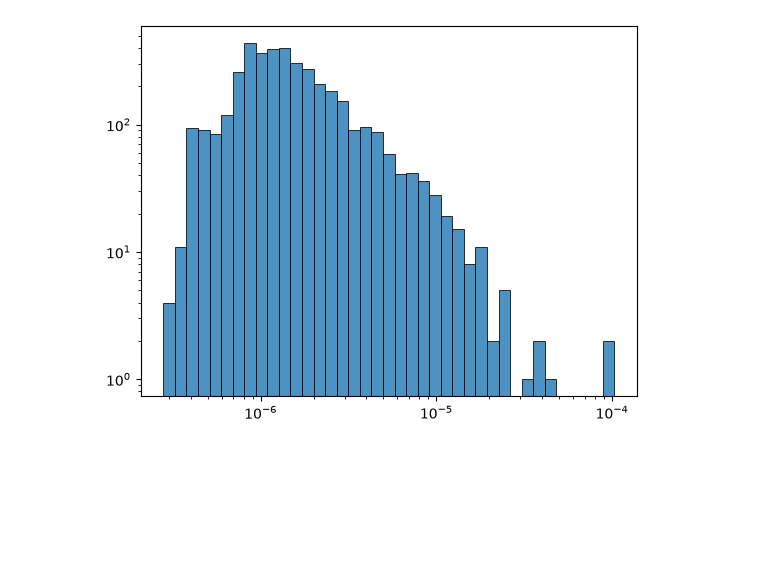
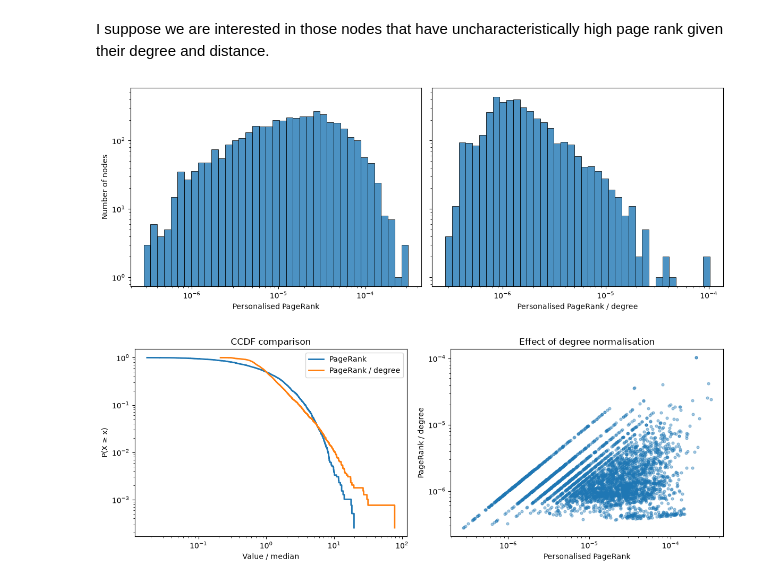
Before and after one commit to orlando2130/Math-3888-group-E, a Jupyter notebook: wk10/page_rank_testing.ipynb, the cells around one changed output. Drawn from its saved outputs; the diff is of its cells as text; code cells hidden in the pictures; blank space fills up the shorter version.

Commit message:
testing page rank and generating plots for summary

```diff
--- a/wk10/page_rank_testing.ipynb
+++ b/wk10/page_rank_testing.ipynb
@@ -68,0 +49,4 @@ plt.show()
+# %%
+personalization_vector = {PEP5 : 1}
+pagerank = nx.pagerank(G, alpha=0.85, personalization=personalization_vector)
+degrees = {node : G.degree(node) for node in G}
@@ -69,27 +117,57 @@ plt.show()
+# %% [markdown]
+I suppose we are interested in those nodes that have uncharacteristically high page rank given their degree and distance.
+# %%
+import numpy as np
+import matplotlib.pyplot as plt
+
+# Keep nodes with positive PageRank and nonzero degree so both arrays line up
+nodes = [n for n in candidate_nodes if pagerank[n] > 0 and G.degree(n) > 0]
+
+pr   = np.array([pagerank[n] for n in nodes])
+pr_w = np.array([pagerank[n] / G.degree(n) for n in nodes])
+
+def log_hist(ax, x, xlabel, color):
+    bins = np.logspace(np.log10(x.min()), np.log10(x.max()), 40)
+    ax.hist(x, bins=bins, edgecolor="black", linewidth=0.7, alpha=0.8, color=color)
+    ax.set_xscale("log")
+    ax.set_yscale("log")
+    ax.set_xlabel(xlabel)
+
+fig, axes = plt.subplots(1, 2, figsize=(12, 4.5), sharey=True)
+log_hist(axes[0], pr,   "Personalised PageRank",           "tab:blue")
+log_hist(axes[1], pr_w, "Personalised PageRank / degree",  "tab:blue")
+axes[0].set_ylabel("Number of nodes")
+plt.tight_layout()
+plt.savefig("wk10/pagerank_histogram.png")
+plt.show()
+# %% [output]
+[figure, added]
 # %%
-pagerank_degree = {
-    node : rank / G.degree(node)
-    for node, rank in pagerank.items()
-    if node in candidate_nodes
-    and node not in essential_proteins
-    and node not in exclude_proteins
-}
+def ccdf(x):
+    x = np.sort(x)
+    return x, 1 - np.arange(len(x)) / len(x)
 
-distribution = np.array(list(pagerank_degree.values()))
-distribution = distribution[0 < distribution]
+fig, axes = plt.subplots(1, 2, figsize=(12, 4.5))
 
-bins = np.logspace(np.log10(distribution.min()), np.log10(distribution.max()), 40)
-plt.hist(
-    distribution,
-    bins=bins,
-    edgecolor="black",
-    linewidth=0.7,
-    alpha=0.8
-)
+# CCDF overlay, rescaled by the median
+for x, label in [(pr, "PageRank"), (pr_w, "PageRank / degree")]:
+    xs, ys = ccdf(x / np.median(x))
+    axes[0].step(xs, ys, where="post", label=label, lw=2)
+axes[0].set_xscale("log"); axes[0].set_yscale("log")
+axes[0].set_xlabel("Value / median")
+axes[0].set_ylabel("P(X ≥ x)")
+axes[0].set_title("CCDF comparison")
+axes[0].legend()
 
-plt.xscale("log")
-plt.yscale("log")
+# Scatter: how each node moves
+axes[1].scatter(pr, pr_w, s=12, alpha=0.4)
+axes[1].set_xscale("log"); axes[1].set_yscale("log")
+axes[1].set_xlabel("Personalised PageRank")
+axes[1].set_ylabel("PageRank / degree")
+axes[1].set_title("Effect of degree normalisation")
 
+plt.tight_layout()
+plt.savefig("wk10/degree_normalisation.png")
 plt.show()
 # %% [output]
-[figure, old version]
+[figure, new version]
```
Also changed, not shown: parts of 17 cells of this notebook, 12 other files.
